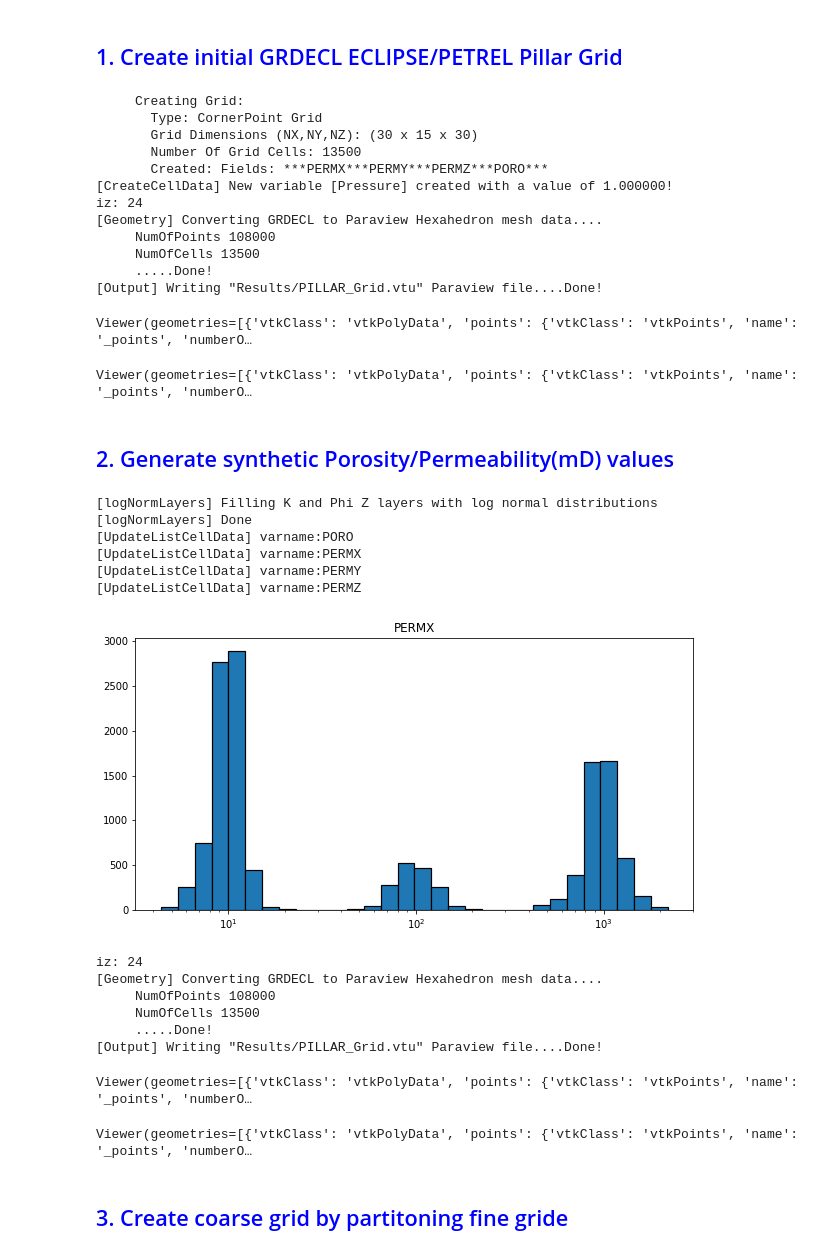
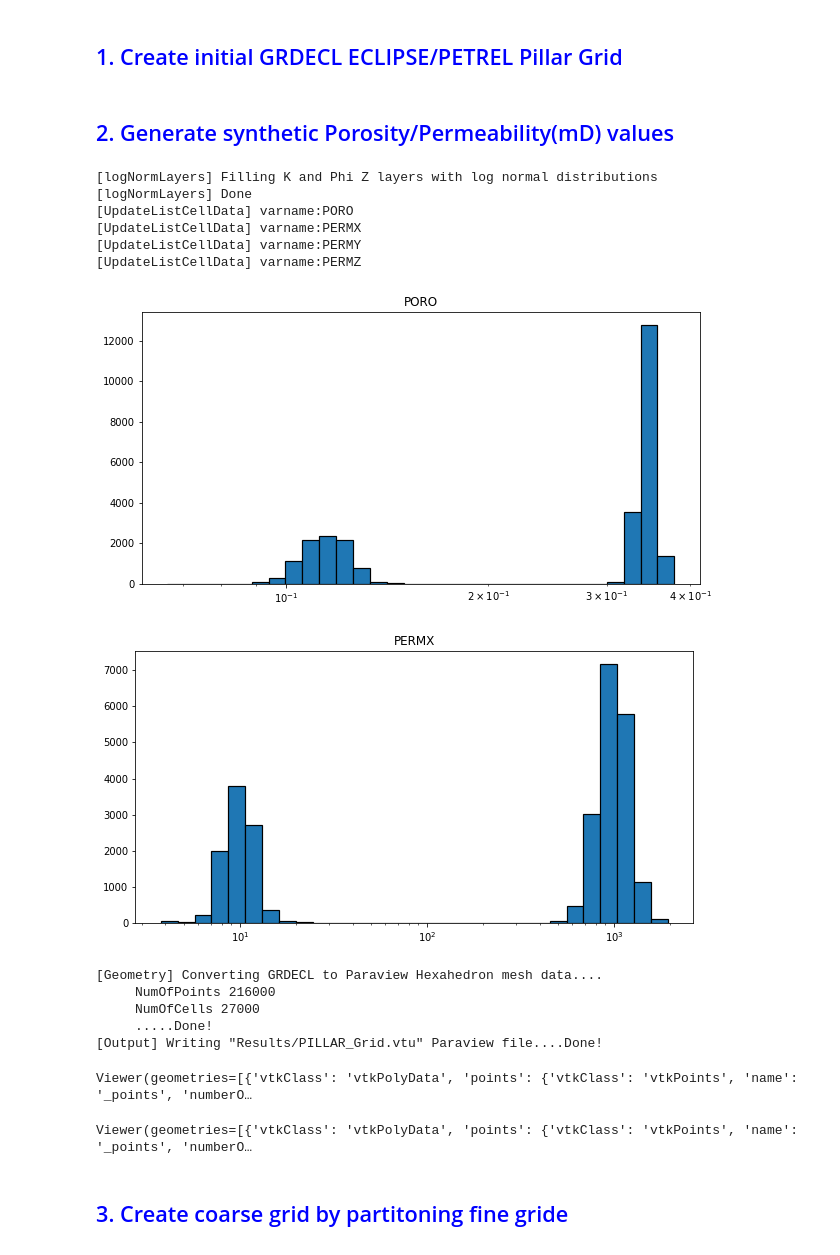
Before and after one commit to BinWang0213/PyGRDECL, a Jupyter notebook: Upscaling_Simplecrdecl.ipynb, the cells around one changed output. Saved outputs shown, nothing was run; the diff lists cells and outputs as text; code cells hidden in the pictures.

```diff
--- a/Upscaling_Simplecrdecl.ipynb
+++ b/Upscaling_Simplecrdecl.ipynb
@@ -11,68 +11,57 @@ from GRDECL2VTK import *
 physDims=[2000.0,1000,500]
 
 # 1.2 Set model grid dimensions in gridDims
-Nx=30;  Ny=15;  Nz=Nx
+Nx=30;  Ny=30;  Nz=Nx
 gridDims=[Nx,Ny,Nz]
 
 # 1.3 Set corner point grid options
 opt=buildCPGGrid_opt(disturbed=False,     flat=True,\
-                     fault_drop=400 , fault_nx=Nx//2)
+                     fault_drop=300 , fault_nx=Nx//2)
 
 # 1.4 Create empty GeologyModel - Build CPG
 Model=GeologyModel()
 Model.buildCPGGrid(physDims,gridDims,opt)
 
 # 1.5 Compute First TPFA (block centered) Pressure values
+import time
+t0=time.time()
 Model.compute_TPFA_Pressure(Press_inj=1,direction="i",Fault_opt=opt )
-Model.plot_scalar("Pressure",ITK=True).show()
+print("Elapsed time for TPFA: ",time.time()-t0)
+# Model.plot_scalar("Pressure",ITK=True).show()
-# %% [output]
-     Creating Grid:
-       Type: CornerPoint Grid
-       Grid Dimensions (NX,NY,NZ): (30 x 15 x 30)
-       Number Of Grid Cells: 13500
-       Created: Fields: ***PERMX***PERMY***PERMZ***PORO***
-[CreateCellData] New variable [Pressure] created with a value of 1.000000!
-iz: 24
-[Geometry] Converting GRDECL to Paraview Hexahedron mesh data....
-     NumOfPoints 108000
-     NumOfCells 13500
-     .....Done!
-[Output] Writing "Results/PILLAR_Grid.vtu" Paraview file....Done!
-Viewer(geometries=[{'vtkClass': 'vtkPolyData', 'points': {'vtkClass': 'vtkPoints', 'name': '_points', 'numberO…
-Viewer(geometries=[{'vtkClass': 'vtkPolyData', 'points': {'vtkClass': 'vtkPoints', 'name': '_points', 'numberO…
 # %% [markdown]
 ## <span style="color:blue"> 2. Generate  synthetic Porosity/Permeability(mD) values </span>
 # %%
 from utils import *
 
 # 2.1 Create random perm field with normal distribution for each layer
-K_LayerPerm=[100,1000,10]
+K_LayerPerm=[10,1000,10,1000]
 # K,phi=logNormLayers(gridDims,K_LayerPerm,poro_const=0.05)
 K,phi=logNormLayers_basc(gridDims,K_LayerPerm,poro_const=0.05)
 
 # 2.2 Update porosity/permeability fields
 Update_fields=["PORO","PERMX","PERMY","PERMZ"]
 Update_values=[ phi  , K     , K     , 0.1*K ]
 Model.UpdateListCellData(var_list=Update_fields,array_list=Update_values)
 
 # 2.3 Visualize Fine scale histogram
-plot_hist(Model.GRDECL_Data.SpatialDatas["PERMX"], varname="PERMX")
+for scalar in ["PORO","PERMX"]:
+    plot_hist(Model.GRDECL_Data.SpatialDatas[scalar], varname=scalar)
 
 # 2.3 Compute TPFA (block centered) Pressure values
 Model.compute_TPFA_Pressure(Press_inj=1,direction="i",Fault_opt=opt )
 Model.plot_scalar("Pressure",ITK=True).show()
 # %% [output]
 [logNormLayers] Filling K and Phi Z layers with log normal distributions
 [logNormLayers] Done
 [UpdateListCellData] varname:PORO
 [UpdateListCellData] varname:PERMX
 [UpdateListCellData] varname:PERMY
 [UpdateListCellData] varname:PERMZ
-[figure, old version]
+[figure, new version]
+[figure, added]
-iz: 24
 [Geometry] Converting GRDECL to Paraview Hexahedron mesh data....
-     NumOfPoints 108000
-     NumOfCells 13500
+     NumOfPoints 216000
+     NumOfCells 27000
      .....Done!
 [Output] Writing "Results/PILLAR_Grid.vtu" Paraview file....Done!
 Viewer(geometries=[{'vtkClass': 'vtkPolyData', 'points': {'vtkClass': 'vtkPoints', 'name': '_points', 'numberO…
```
Also changed, not shown: parts of 3 cells of this notebook, 3 other files.
